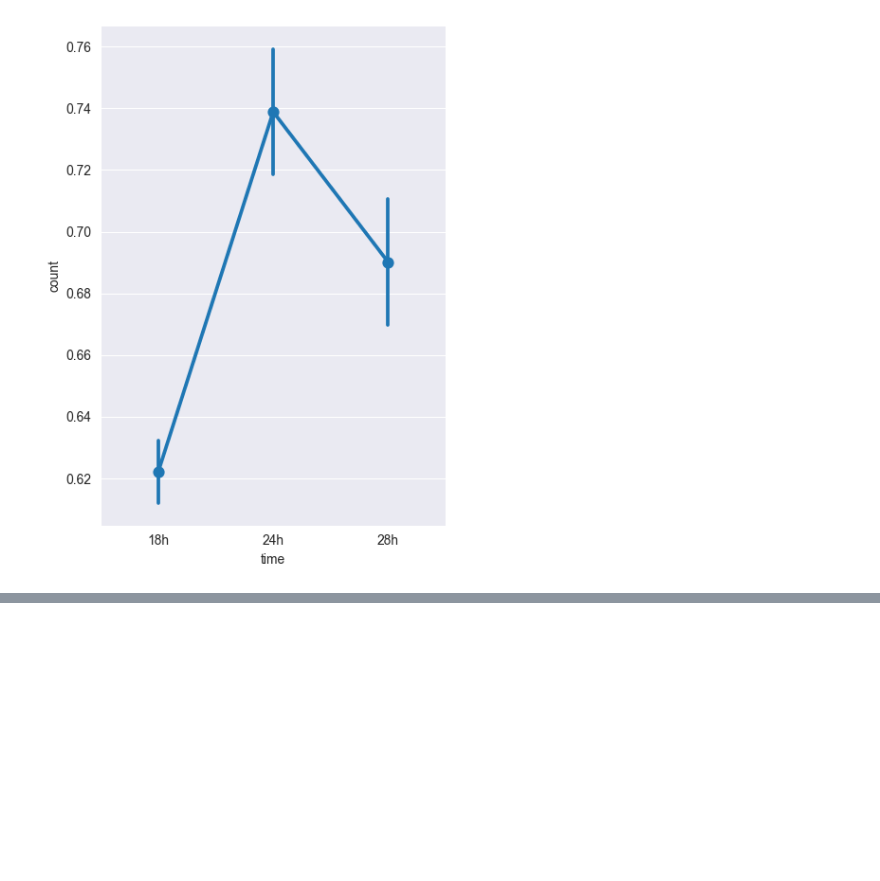
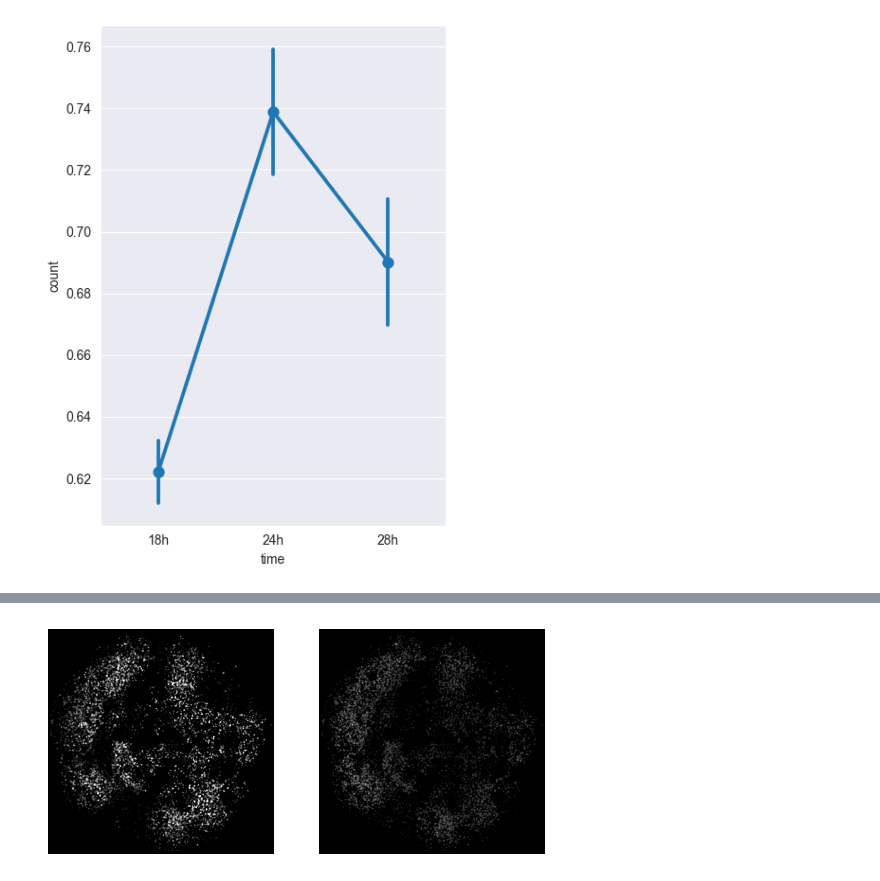
Before and after one commit to flotji-potji/micropattern_analysis, a Jupyter notebook: FS1_cell_cycle.ipynb, the cells around one changed output, grey strips where cells are left out. Cells and saved outputs as stored; diff of their text form; code cells hidden in the pictures; blank space fills up the shorter version.

```diff
--- a/FS1_cell_cycle.ipynb
+++ b/FS1_cell_cycle.ipynb
@@ -97,0 +88,5 @@ sns.catplot(df, x="time", y="count", errorbar="se",
+# %%
+dir = r"D:\OneDrive - Universität Wien\Adameyko Lab\FS1_MP_ISTA_MIFF1"
+os.chdir(dir)
+dirs = os.listdir(".")
+print(dirs)
@@ -97,0 +167,6 @@ sns.catplot(df, x="time", y="count", errorbar="se",
+# %%
+fig, axes = plt.subplots(1, 2)
+
+plot_all_channels(axes, v_new[0])
+# %% [output]
+[figure, added]
```
Also changed, not shown: parts of 15 cells of this notebook, 1 other file.
